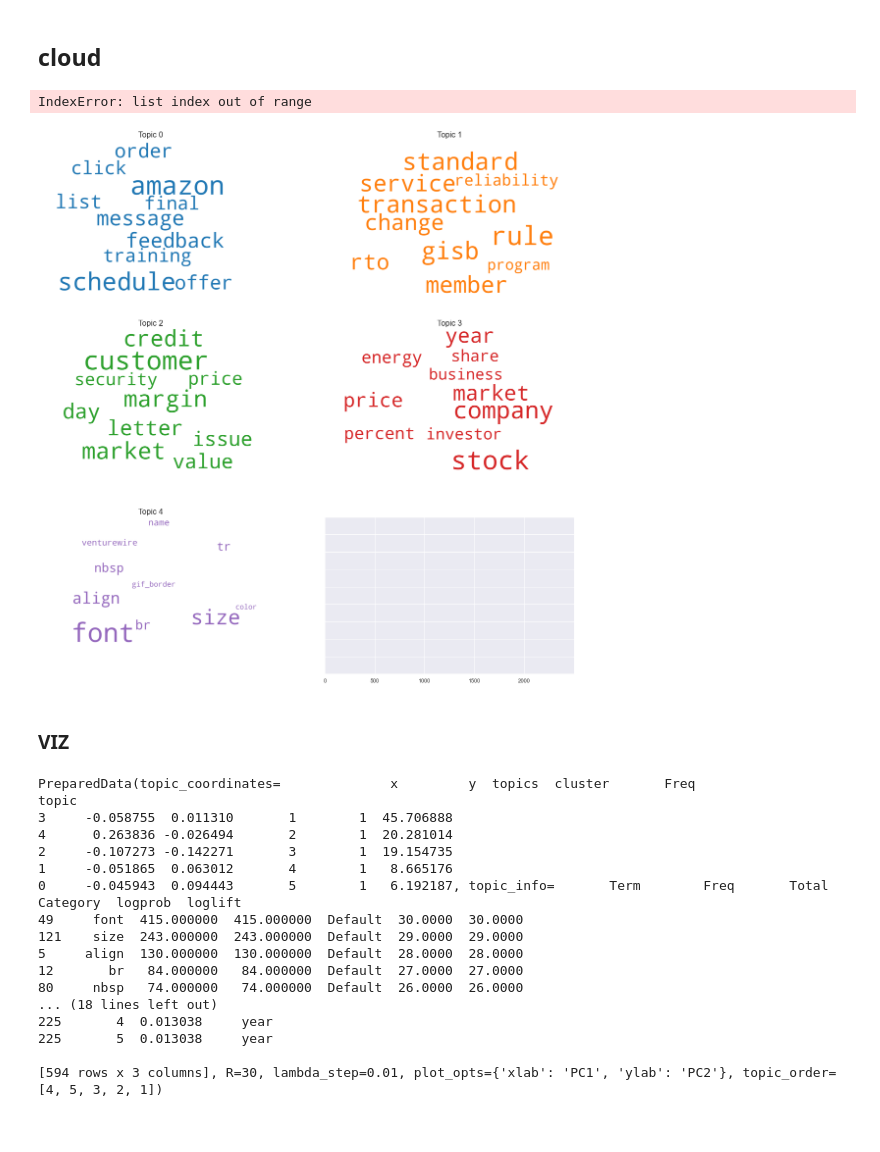
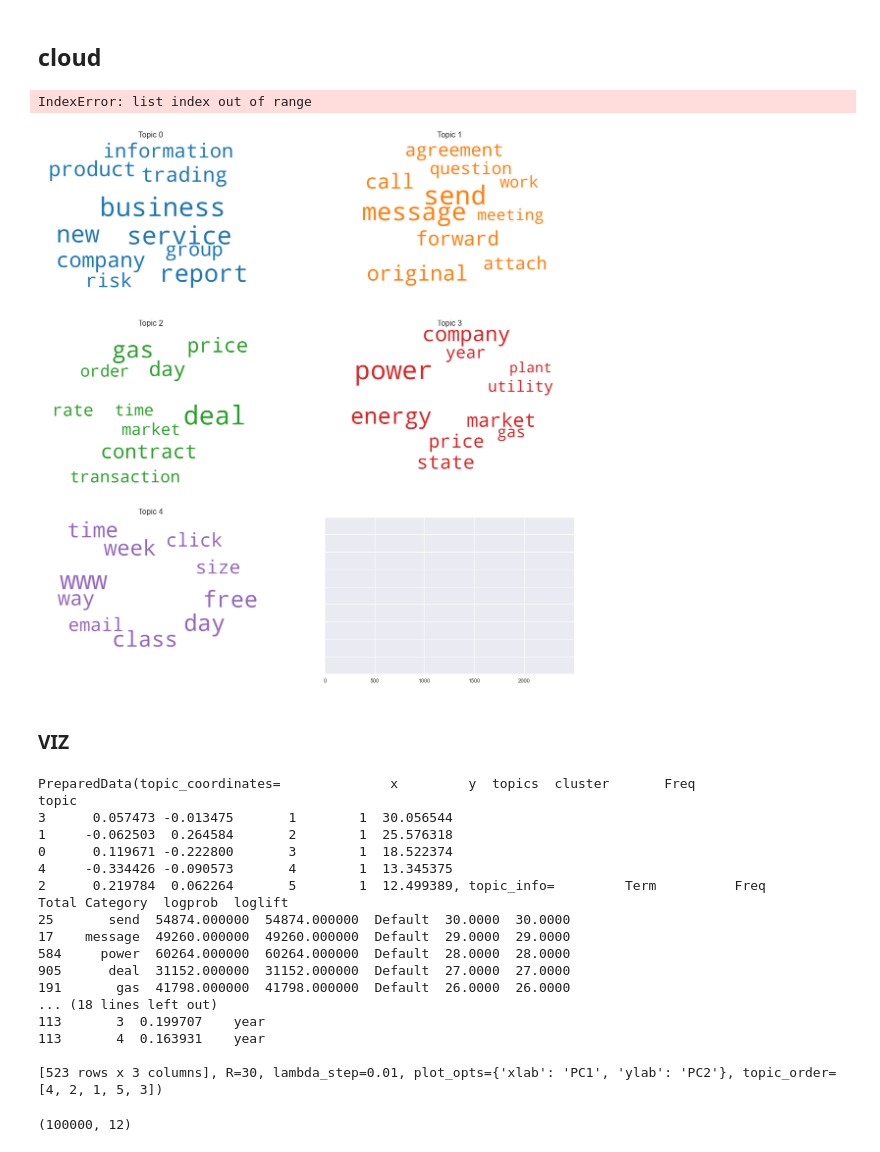
Before and after one commit to Saina2405/Enron_Email_Dataset, a Jupyter notebook: lda_clea.ipynb, the cells around one changed output. Cells and saved outputs as stored; diff of their text form; code cells hidden in the pictures.

```diff
--- a/lda_clea.ipynb
+++ b/lda_clea.ipynb
@@ -25,7 +25,7 @@ logging.basicConfig(format='%(asctime)s : %(levelname)s : %(message)s', level=lo
 from nltk.corpus import stopwords
 
 stop_words = stopwords.words('english')
-stop_words.extend(['from', 'subject', 're', 'edu', 'use', 'not', 'would', 'say', 'could', '_', 'be', 'know', 'good', 'go', 'get', 'do', 'done', 'try', 'many', 'some', 'nice', 'thank', 'think', 'see', 'rather', 'easy', 'easily', 'lot', 'lack', 'make', 'want', 'seem', 'run', 'need', 'even', 'right', 'line', 'even', 'also', 'may', 'take', 'come', 'com', 'http', 'mail', 'pm'])
+stop_words.extend(['from', 'subject', 're', 'edu', 'use', 'not', 'would', 'say', 'could', '_', 'be', 'know', 'good', 'go', 'get', 'do', 'done', 'try', 'many', 'some', 'nice', 'thank', 'think', 'see', 'rather', 'easy', 'easily', 'lot', 'lack', 'make', 'want', 'seem', 'run', 'need', 'even', 'right', 'line', 'even', 'also', 'may', 'take', 'come', 'com', 'http', 'mail', 'pm', 'image', 'font', 'let', 'br'])
 
 import pickle
 import pyLDAvis
@@ -66,7 +69,7 @@ print(lda_model.print_topics())
 # Topic
 # %%
 data = pickle.load( open( "data/data_sample.pickle", "rb" ) )
-lda_model = pickle.load( open( "data/lda_model_sample.pickle", "rb" ) )
+lda_model = pickle.load( open( f"data/{lda_model_name}.pickle", "rb" ) )
 # %%
 def format_topics_sentences(ldamodel=None, corpus=corpus, texts=data):
     sent_topics_df = pd.DataFrame()
@@ -178,41 +165,41 @@ email_with_topic.to_csv("data/email_with_topic.csv", index=False)
 cols = [color for name, color in mcolors.TABLEAU_COLORS.items()]
 
 cloud = WordCloud(stopwords=stop_words,
                   background_color='white',
                   width=2500,
                   height=1800,
-                  max_words=10,
+                  max_words=20,
                   colormap='tab10',
                   color_func=lambda *args, **kwargs: cols[i],
                   prefer_horizontal=1.0)
 
 topics = lda_model.show_topics(formatted=False)
 
 fig, axes = plt.subplots(3, 2, figsize=(20,20), sharex=True, sharey=True)
 
 for i, ax in enumerate(axes.flatten()):
     fig.add_subplot(ax)
     topic_words = dict(topics[i][1])
     cloud.generate_from_frequencies(topic_words, max_font_size=300)
     plt.gca().imshow(cloud)
     plt.gca().set_title('Topic ' + str(i), fontdict=dict(size=16))
     plt.gca().axis('off')
 
 
 plt.subplots_adjust(wspace=0, hspace=0)
 plt.axis('off')
 plt.margins(x=0, y=0)
 plt.tight_layout()
 plt.show()
 # %% [output]
 IndexError: list index out of range
-[figure, old version]
+[figure, new version]
 # %% [markdown]
 ### VIZ
 # %%
 
 pyLDAvis.enable_notebook()
-LDAvis_data_filepath = os.path.join('./results/ldavis_prepared_'+str(f"test"))
+LDAvis_data_filepath = os.path.join('./results/ldavis_prepared_'+str(f"lda_model_sample_{version}"))
 
 if 1 == 1:
     LDAvis_prepared = pyLDAvis.gensim_models.prepare(lda_model, corpus, id2word)
@@ -222,23 +209,28 @@ if 1 == 1:
 with open(LDAvis_data_filepath, 'rb') as f:
     LDAvis_prepared = pickle.load(f)
 
-pyLDAvis.save_html(LDAvis_prepared, './results/ldavis_prepared_'+ str(f"test") +'.html')
+pyLDAvis.save_html(LDAvis_prepared, './results/ldavis_prepared_'+ str(f"lda_model_sample_{version}") +'.html')
 LDAvis_prepared
 # %% [output]
 PreparedData(topic_coordinates=              x         y  topics  cluster       Freq
 topic
-3     -0.058755  0.011310       1        1  45.706888
-4      0.263836 -0.026494       2        1  20.281014
-2     -0.107273 -0.142271       3        1  19.154735
-1     -0.051865  0.063012       4        1   8.665176
-0     -0.045943  0.094443       5        1   6.192187, topic_info=       Term        Freq       Total Category  logprob  loglift
-49     font  415.000000  415.000000  Default  30.0000  30.0000
-121    size  243.000000  243.000000  Default  29.0000  29.0000
-5     align  130.000000  130.000000  Default  28.0000  28.0000
-12       br   84.000000   84.000000  Default  27.0000  27.0000
-80     nbsp   74.000000   74.000000  Default  26.0000  26.0000
+3      0.057473 -0.013475       1        1  30.056544
+1     -0.062503  0.264584       2        1  25.576318
+0      0.119671 -0.222800       3        1  18.522374
+4     -0.334426 -0.090573       4        1  13.345375
+2      0.219784  0.062264       5        1  12.499389, topic_info=         Term          Freq         Total Category  logprob  loglift
+25       send  54874.000000  54874.000000  Default  30.0000  30.0000
+17    message  49260.000000  49260.000000  Default  29.0000  29.0000
+584     power  60264.000000  60264.000000  Default  28.0000  28.0000
+905      deal  31152.000000  31152.000000  Default  27.0000  27.0000
+191       gas  41798.000000  41798.000000  Default  26.0000  26.0000
 ... (18 lines left out)
-225       4  0.013038     year
-225       5  0.013038     year
+113       3  0.199707    year
+113       4  0.163931    year
 
-[594 rows x 3 columns], R=30, lambda_step=0.01, plot_opts={'xlab': 'PC1', 'ylab': 'PC2'}, topic_order=[4, 5, 3, 2, 1])
+[523 rows x 3 columns], R=30, lambda_step=0.01, plot_opts={'xlab': 'PC1', 'ylab': 'PC2'}, topic_order=[4, 2, 1, 5, 3])
+# %%
+final_df = pd.read_csv("data/email_with_topic_sample_v1.csv")
+final_df.shape
+# %% [output]
+(100000, 12)
```
Also changed, not shown: parts of 11 cells of this notebook, 3 other files.
